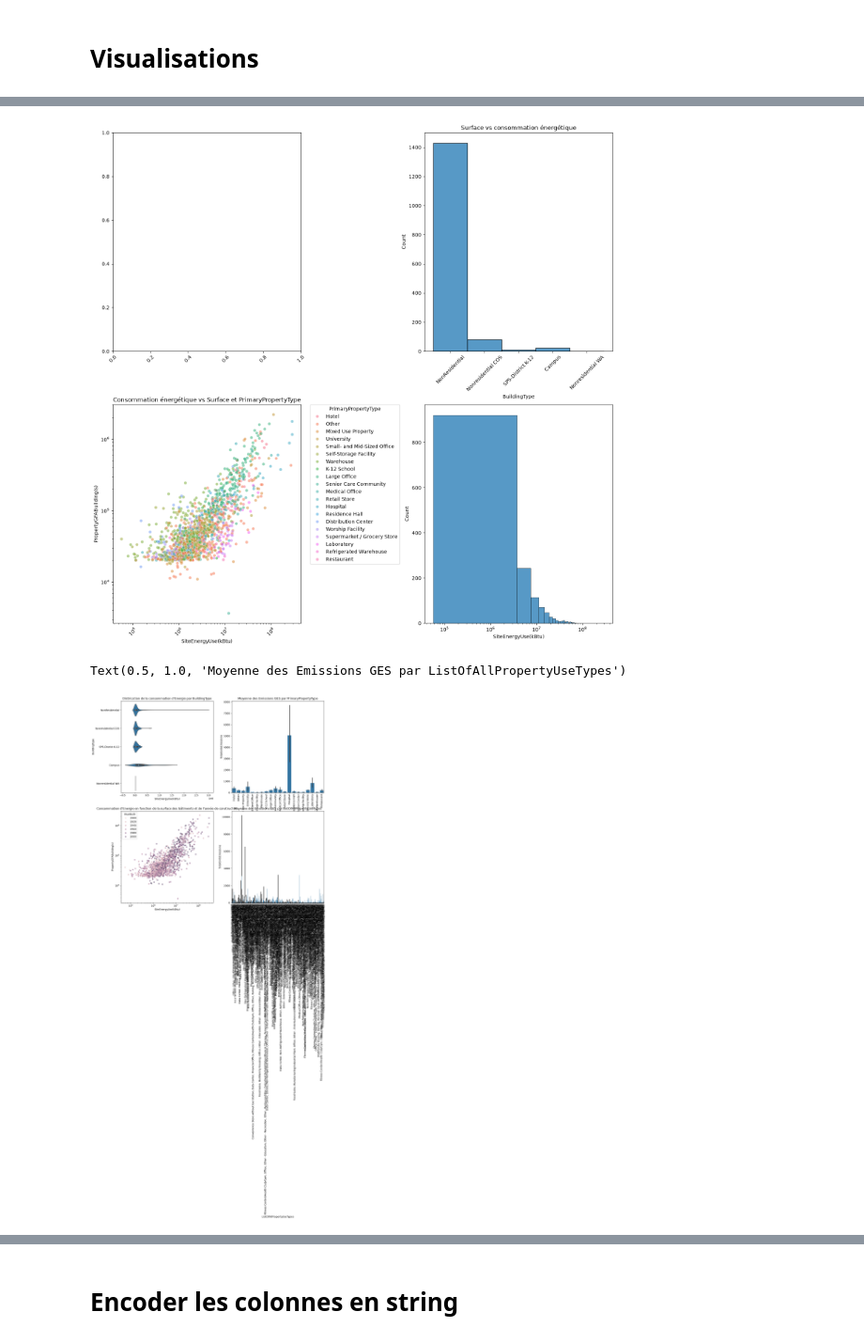
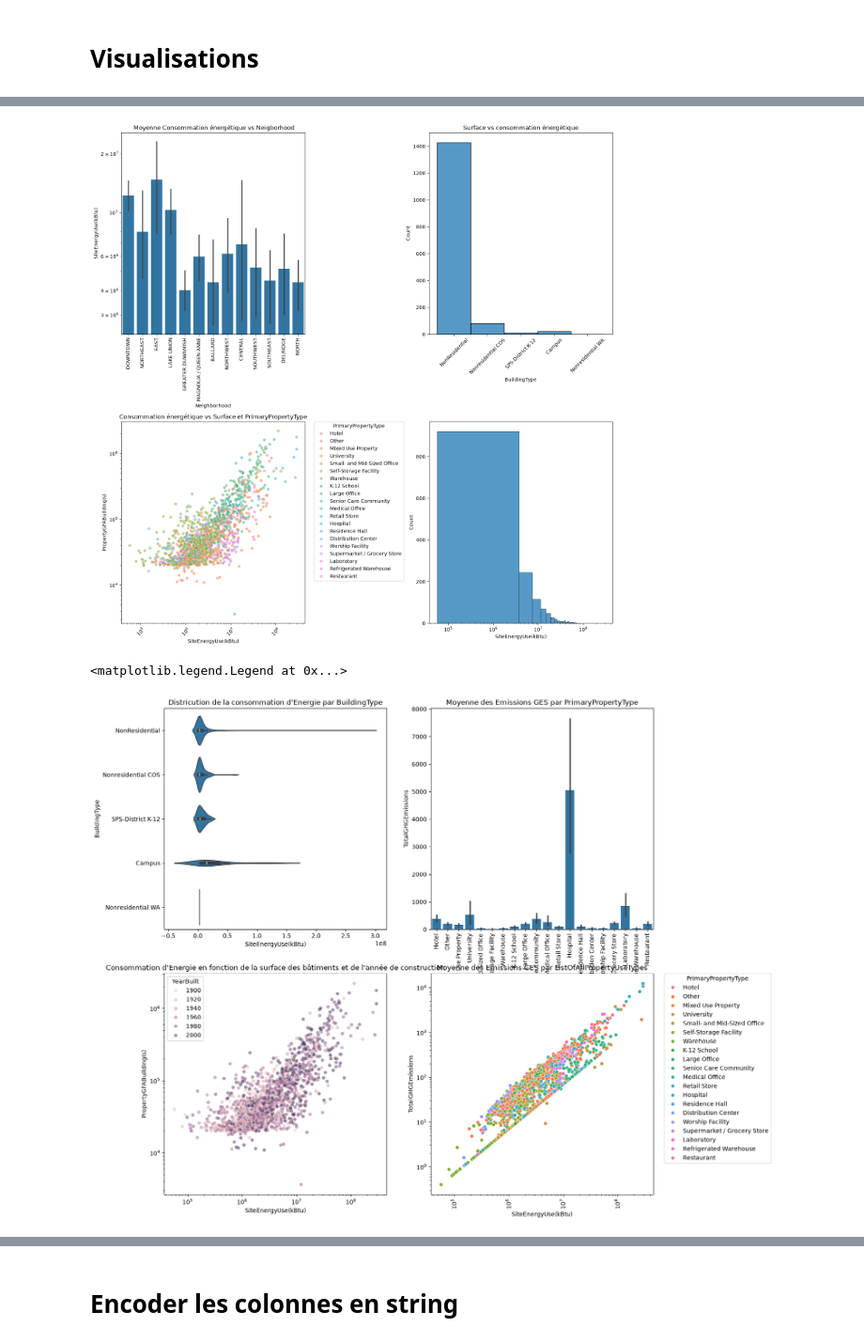
Before and after one commit to Leozmee/Seattle-Electricity-Prediction, a Jupyter notebook: choix_features.ipynb, the cells around one changed output, grey strips where cells are left out. Shown at 94% size. Drawn from its saved outputs; the diff is of its cells as text; code cells hidden in the pictures.

```diff
--- a/choix_features.ipynb
+++ b/choix_features.ipynb
@@ -181,65 +186,55 @@ plt.show()
 fig, axes = plt.subplots(2, 2, figsize=(15, 15))
 
 # Graphique 1 : Consommation énergétique selon la localisation géographique
-
+sns.barplot(data = df, x = 'Neighborhood',y = 'SiteEnergyUse(kBtu)', ax = axes[0,0])
+axes[0,0].set_yscale('log')
+axes[0, 0].set_title(' Moyenne Consommation énergétique vs Neigborhood')
 
 # Graphique 2 : Distribution des building types
-sns.histplot(
-    data=df,
-    x='BuildingType',
-    ax=axes[0, 1]
-)
+sns.histplot(data=df,x='BuildingType',ax=axes[0, 1])
 axes[0, 1].set_title('Building types')
 axes[0, 1].set_title('Surface vs consommation énergétique')
 
 # Graphique 3 : Energie, surface et Type de batiment
-sns.scatterplot(
-    data=df,
-    x='SiteEnergyUse(kBtu)',
-    y='PropertyGFABuilding(s)',
-    hue = 'PrimaryPropertyType',
-    ax=axes[1, 0],
-    alpha=0.5
-)
+sns.scatterplot(data=df,x='SiteEnergyUse(kBtu)',y='PropertyGFABuilding(s)',hue = 'PrimaryPropertyType',ax=axes[1, 0],alpha=0.5)
 axes[1, 0].set_xscale('log')
 axes[1, 0].set_yscale('log')
 axes[1, 0].set_title('Consommation énergétique vs Surface et PrimaryPropertyType')
 axes[1, 0].legend(title='PrimaryPropertyType',bbox_to_anchor=(1.05, 1),loc='upper left',borderaxespad=0)
 
 # Graphique 4 : Energie, surface et Type de batiment
-sns.histplot(
-    data=df,
-    x='SiteEnergyUse(kBtu)',
-    ax=axes[1, 1]
-)
+sns.histplot(data=df,x='SiteEnergyUse(kBtu)',ax=axes[1, 1])
 axes[1, 1].set_xscale('log')
 
-axes[0, 0].tick_params(axis='x', labelrotation=45)
+axes[0, 0].tick_params(axis='x', labelrotation=90)
 axes[0, 1].tick_params(axis='x', labelrotation=45)
 axes[1, 0].tick_params(axis='x', labelrotation=45)
 
 plt.tight_layout()
 plt.show()
 # %% [output]
-[figure, old version]
+[figure, new version]
 # %%
 fig, axes = plt.subplots(2, 2, figsize=(15, 15))
 
 sns.violinplot(data=df, x = 'SiteEnergyUse(kBtu)' , y= 'BuildingType', ax=axes[0, 0] )
 axes[0,0].set_title("Districution de la consommation d'Energie par BuildingType")
 
 sns.barplot(data=df, x = 'PrimaryPropertyType' , y = 'TotalGHGEmissions', ax=axes[0, 1] )
 axes[0, 1].tick_params(axis='x', labelrotation=90)
 axes[0,1].set_title("Moyenne des Emissions GES par PrimaryPropertyType")
 
 sns.scatterplot(data=df, x = 'SiteEnergyUse(kBtu)' , y = 'PropertyGFABuilding(s)', hue = 'YearBuilt', alpha = 0.5, ax=axes[1,0])
 axes[1,0].set_title("Consommation d'Energie en fonction de la surface des bâtiments et de l'année de construction")
 axes[1,0].set_xscale('log')
 axes[1,0].set_yscale('log')
 
-sns.barplot(data=df, x = 'ListOfAllPropertyUseTypes' , y = 'TotalGHGEmissions', ax=axes[1, 1] )
-axes[1, 1].tick_params(axis='x', labelrotation=90)
+sns.scatterplot(data=df, x = 'SiteEnergyUse(kBtu)' , y = 'TotalGHGEmissions',hue = "PrimaryPropertyType", ax=axes[1, 1] )
+axes[1,1].tick_params(axis='x', labelrotation=90)
 axes[1,1].set_title("Moyenne des Emissions GES par ListOfAllPropertyUseTypes")
+axes[1,1].set_yscale('log')
+axes[1,1].set_xscale('log')
+axes[1,1].legend(title='PrimaryPropertyType',bbox_to_anchor=(1.05, 1),loc='upper left',borderaxespad=0)
 # %% [output]
-Text(0.5, 1.0, 'Moyenne des Emissions GES par ListOfAllPropertyUseTypes')
+<matplotlib.legend.Legend at 0x...>
-[figure, old version]
+[figure, new version]
```
Also changed, not shown: parts of 38 cells of this notebook.
